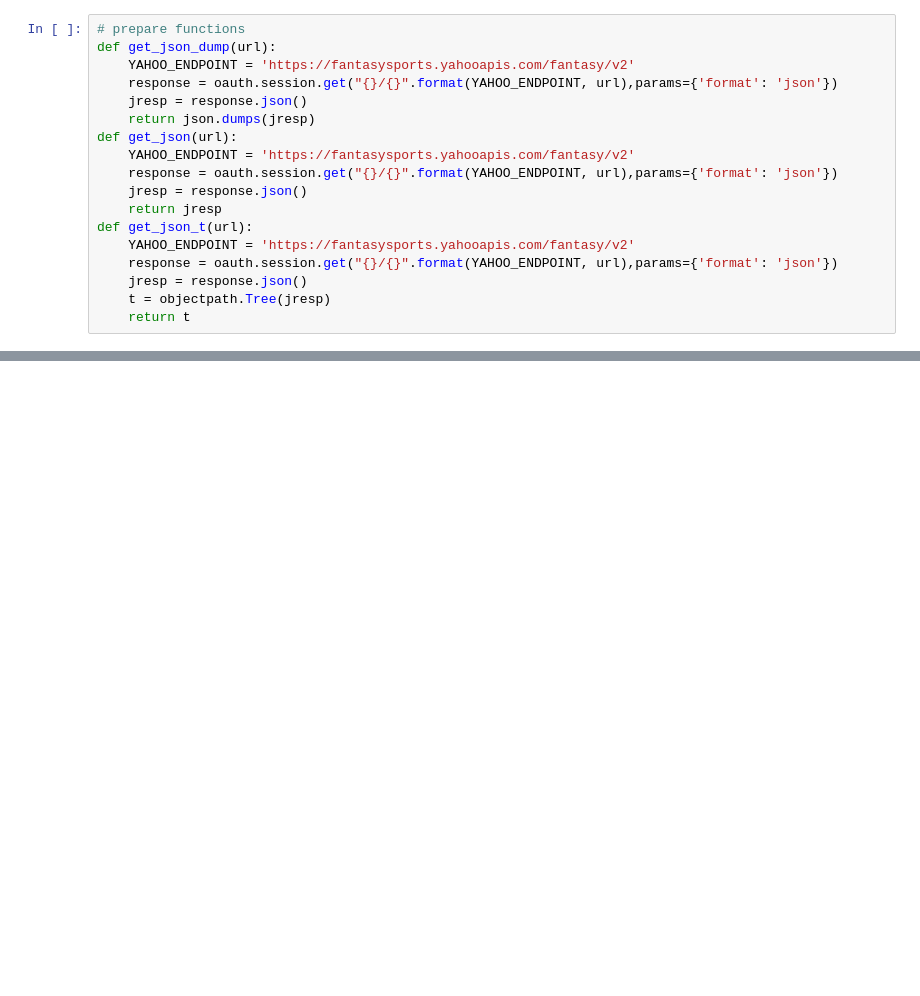
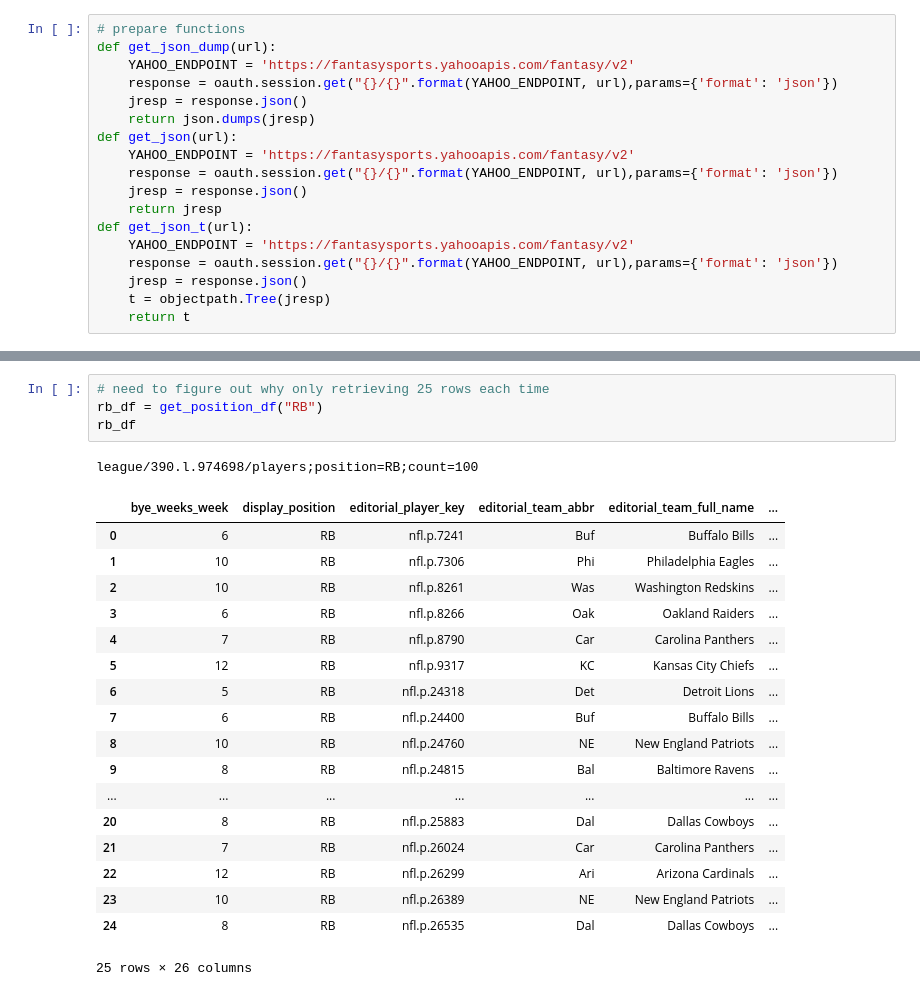
Before and after one commit to JGH85/ffyahooJupyter, a Jupyter notebook: FantasyAPIPlayers.ipynb, the cells around one changed output, grey strips where cells are left out. Drawn from its saved outputs; the diff is of its cells as text; blank space fills up the shorter version.

```diff
--- a/FantasyAPIPlayers.ipynb
+++ b/FantasyAPIPlayers.ipynb
@@ -127,0 +393,24 @@ player_position_df
+# %%
+# need to figure out why only retrieving 25 rows each time
+rb_df = get_position_df("RB")
+rb_df
+# %% [output]
+league/390.l.974698/players;position=RB;count=100
+|  | bye_weeks_week | display_position | editorial_player_key | editorial_team_abbr | editorial_team_full_name | ... |
+| 0 | 6 | RB | nfl.p.7241 | Buf | Buffalo Bills | ... |
+| 1 | 10 | RB | nfl.p.7306 | Phi | Philadelphia Eagles | ... |
+| 2 | 10 | RB | nfl.p.8261 | Was | Washington Redskins | ... |
+| 3 | 6 | RB | nfl.p.8266 | Oak | Oakland Raiders | ... |
+| 4 | 7 | RB | nfl.p.8790 | Car | Carolina Panthers | ... |
+| 5 | 12 | RB | nfl.p.9317 | KC | Kansas City Chiefs | ... |
+| 6 | 5 | RB | nfl.p.24318 | Det | Detroit Lions | ... |
+| 7 | 6 | RB | nfl.p.24400 | Buf | Buffalo Bills | ... |
+| 8 | 10 | RB | nfl.p.24760 | NE | New England Patriots | ... |
+| 9 | 8 | RB | nfl.p.24815 | Bal | Baltimore Ravens | ... |
+| ... | ... | ... | ... | ... | ... | ... |
+| 20 | 8 | RB | nfl.p.25883 | Dal | Dallas Cowboys | ... |
+| 21 | 7 | RB | nfl.p.26024 | Car | Carolina Panthers | ... |
+| 22 | 12 | RB | nfl.p.26299 | Ari | Arizona Cardinals | ... |
+| 23 | 10 | RB | nfl.p.26389 | NE | New England Patriots | ... |
+| 24 | 8 | RB | nfl.p.26535 | Dal | Dallas Cowboys | ... |
+25 rows × 26 columns
```
Also changed, not shown: parts of 19 cells of this notebook.
